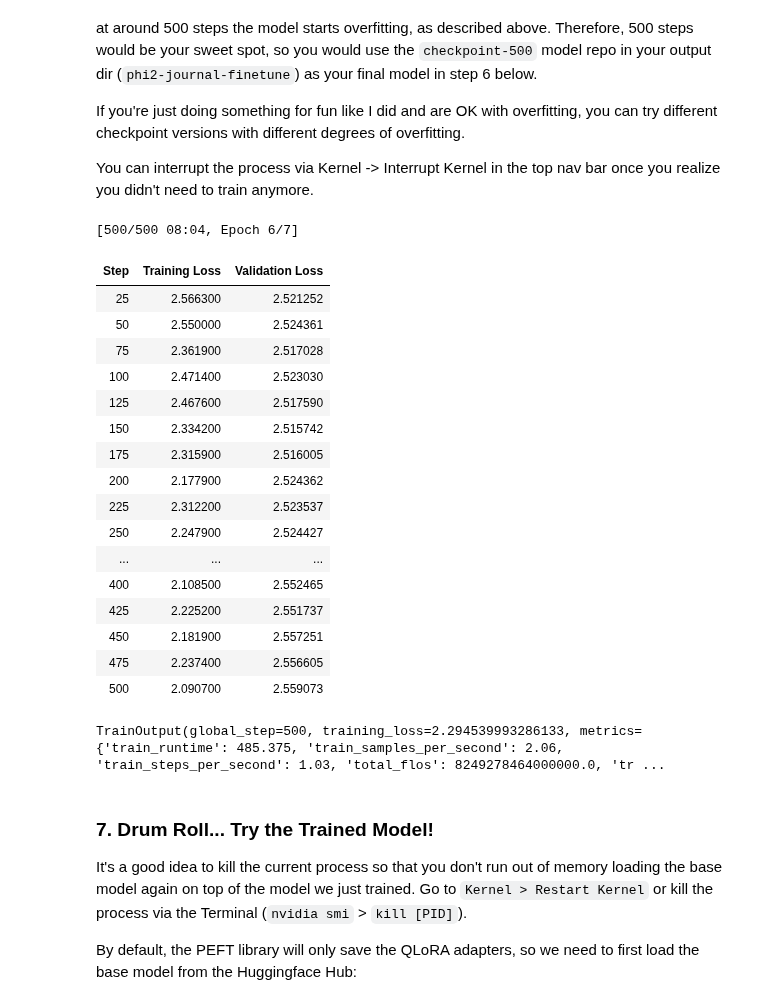
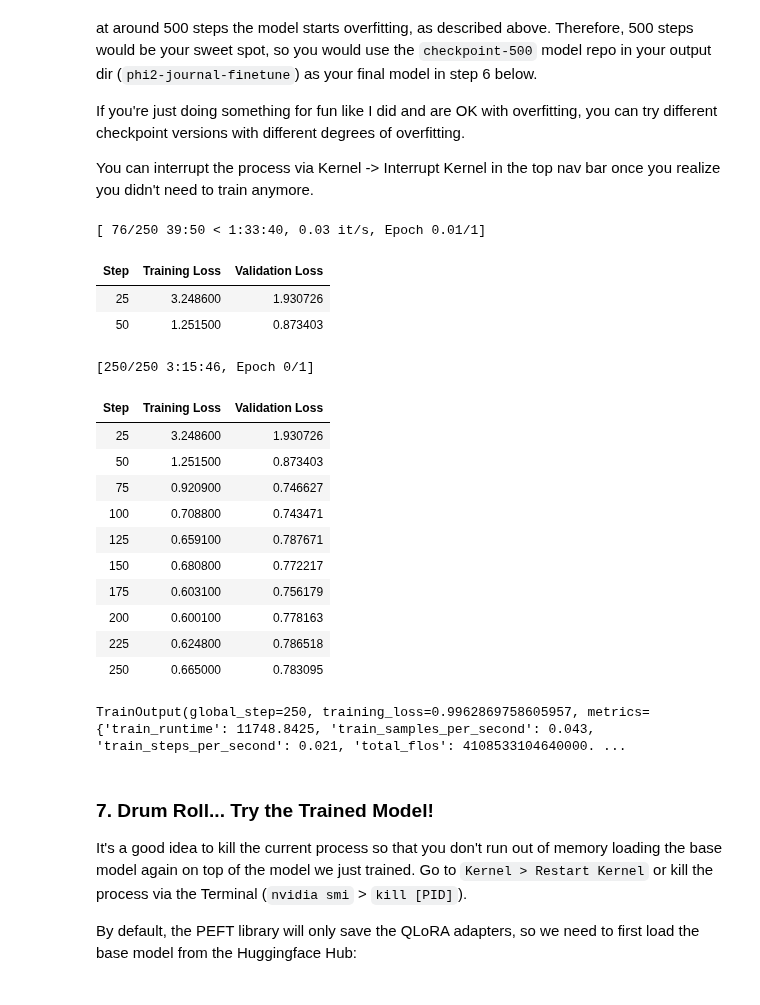
Before and after one commit to rdiazrincon/motor_fluctuations_pd, a Jupyter notebook: phi2_IC3.ipynb, the cells around one changed output. Drawn from its saved outputs; the diff is of its cells as text; code cells hidden in the pictures.

```diff
--- a/phi2_IC3.ipynb
+++ b/phi2_IC3.ipynb
@@ -360,52 +366,50 @@ run_name = base_model_name + "-" + project
 output_dir = "./" + run_name
 
 trainer = transformers.Trainer(
     model=model,
     train_dataset=tokenized_train_dataset,
     eval_dataset=tokenized_val_dataset,
     args=transformers.TrainingArguments(
         output_dir=output_dir,
         warmup_steps=1,
         per_device_train_batch_size=2,
         gradient_accumulation_steps=1,
-        max_steps=500,
+        max_steps=250,
         learning_rate=2.5e-5, # Want a small lr for finetuning
         optim="paged_adamw_8bit",
         logging_steps=25,              # When to start reporting loss
         logging_dir="./logs",        # Directory for storing logs
         save_strategy="steps",       # Save the model checkpoint every logging step
         save_steps=25,                # Save checkpoints every 50 steps
         evaluation_strategy="steps", # Evaluate the model every logging step
         eval_steps=25,               # Evaluate and save checkpoints every 50 steps
         do_eval=True,                # Perform evaluation at the end of training
         # report_to="wandb",           # Comment this out if you don't want to use weights & baises
         run_name=f"{run_name}-{datetime.now().strftime('%Y-%m-%d-%H-%M')}"          # Name of the W&B run (optional)
     ),
     data_collator=transformers.DataCollatorForLanguageModeling(tokenizer, mlm=False),
 )
 
 model.config.use_cache = False  # silence the warnings. Please re-enable for inference!
 trainer.train()
 # %% [output]
-[500/500 08:04, Epoch 6/7]
+[ 76/250 39:50 < 1:33:40, 0.03 it/s, Epoch 0.01/1]
 | Step | Training Loss | Validation Loss |
-| 25 | 2.566300 | 2.521252 |
-| 50 | 2.550000 | 2.524361 |
-| 75 | 2.361900 | 2.517028 |
-| 100 | 2.471400 | 2.523030 |
-| 125 | 2.467600 | 2.517590 |
-| 150 | 2.334200 | 2.515742 |
-| 175 | 2.315900 | 2.516005 |
-| 200 | 2.177900 | 2.524362 |
-| 225 | 2.312200 | 2.523537 |
-| 250 | 2.247900 | 2.524427 |
-| ... | ... | ... |
-| 400 | 2.108500 | 2.552465 |
-| 425 | 2.225200 | 2.551737 |
-| 450 | 2.181900 | 2.557251 |
-| 475 | 2.237400 | 2.556605 |
-| 500 | 2.090700 | 2.559073 |
+| 25 | 3.248600 | 1.930726 |
+| 50 | 1.251500 | 0.873403 |
-TrainOutput(global_step=500, training_loss=2.294539993286133, metrics={'train_runtime': 485.375, 'train_samples_per_second': 2.06, 'train_steps_per_second': 1.03, 'total_flos': 8249278464000000.0, 'tr ...
+[250/250 3:15:46, Epoch 0/1]
+| Step | Training Loss | Validation Loss |
+| 25 | 3.248600 | 1.930726 |
+| 50 | 1.251500 | 0.873403 |
+| 75 | 0.920900 | 0.746627 |
+| 100 | 0.708800 | 0.743471 |
+| 125 | 0.659100 | 0.787671 |
+| 150 | 0.680800 | 0.772217 |
+| 175 | 0.603100 | 0.756179 |
+| 200 | 0.600100 | 0.778163 |
+| 225 | 0.624800 | 0.786518 |
+| 250 | 0.665000 | 0.783095 |
+TrainOutput(global_step=250, training_loss=0.9962869758605957, metrics={'train_runtime': 11748.8425, 'train_samples_per_second': 0.043, 'train_steps_per_second': 0.021, 'total_flos': 4108533104640000. ...
 # %% [markdown]
 ### 7. Drum Roll... Try the Trained Model!
 
```
Also changed, not shown: parts of 14 cells of this notebook.
